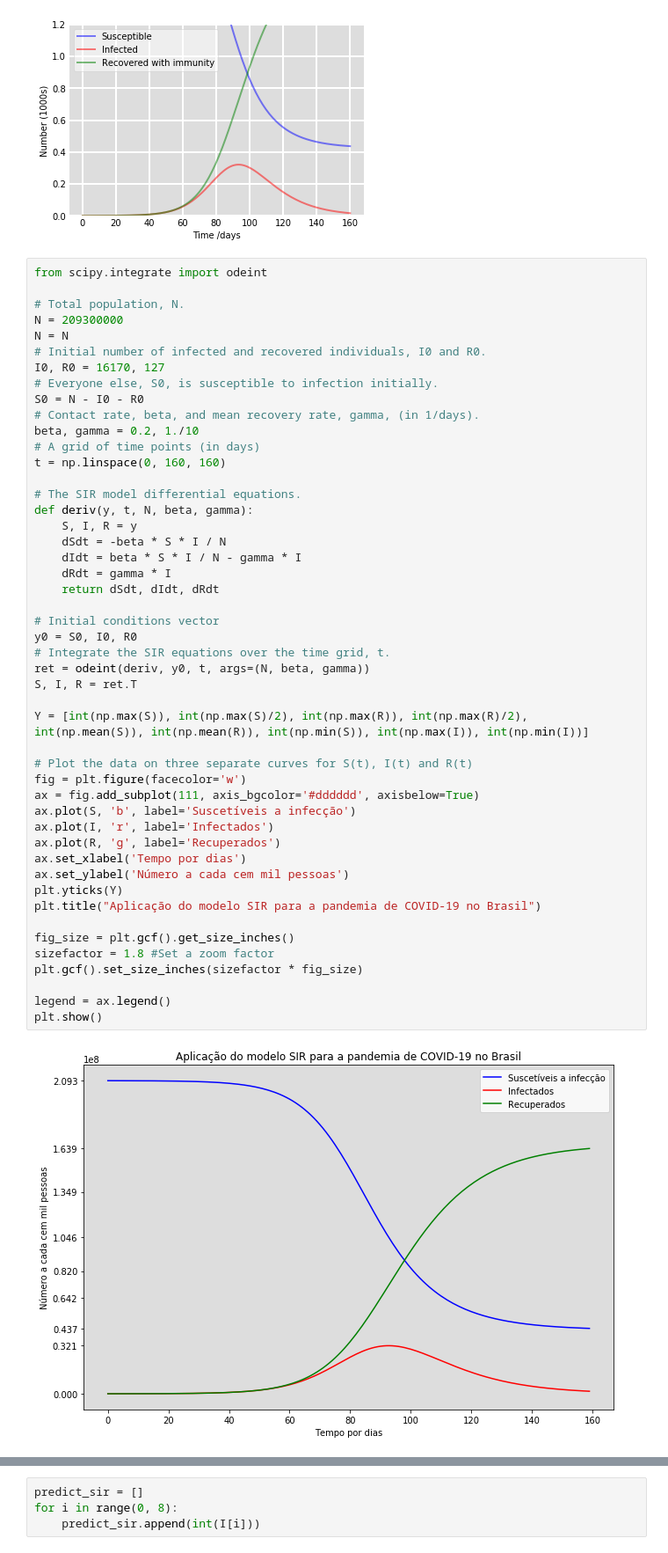
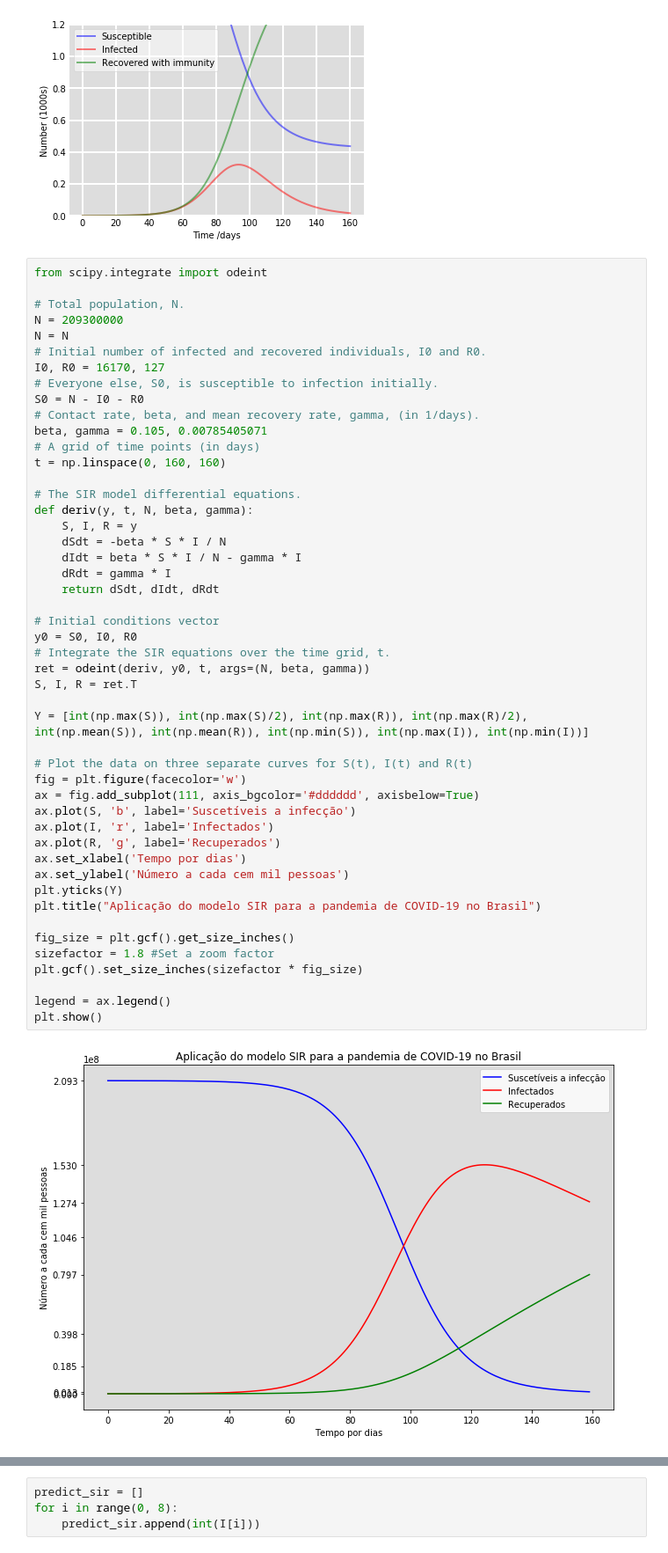
Before and after one commit to CaiqueCoelho/predict-covid19-brazil, a Jupyter notebook: part-3/Analysis Speed Spread COVID-19.ipynb, the cells around one changed output, grey strips where cells are left out. Shown at 88% size. Saved outputs shown, nothing was run; the diff lists cells and outputs as text.

```diff
--- a/part-3/Analysis Speed Spread COVID-19.ipynb
+++ b/part-3/Analysis Speed Spread COVID-19.ipynb
@@ -1454,7 +1454,7 @@ I0, R0 = 16170, 127
 # Everyone else, S0, is susceptible to infection initially.
 S0 = N - I0 - R0
 # Contact rate, beta, and mean recovery rate, gamma, (in 1/days).
-beta, gamma = 0.2, 1./10
+beta, gamma = 0.105, 0.00785405071
 # A grid of time points (in days)
 t = np.linspace(0, 160, 160)
 
@@ -1465,31 +1465,31 @@ def deriv(y, t, N, beta, gamma):
     dIdt = beta * S * I / N - gamma * I
     dRdt = gamma * I
     return dSdt, dIdt, dRdt
 
 # Initial conditions vector
 y0 = S0, I0, R0
 # Integrate the SIR equations over the time grid, t.
 ret = odeint(deriv, y0, t, args=(N, beta, gamma))
 S, I, R = ret.T
 
 Y = [int(np.max(S)), int(np.max(S)/2), int(np.max(R)), int(np.max(R)/2), int(np.mean(S)), int(np.mean(R)), int(np.min(S)), int(np.max(I)), int(np.min(I))]
 
 # Plot the data on three separate curves for S(t), I(t) and R(t)
 fig = plt.figure(facecolor='w')
 ax = fig.add_subplot(111, axis_bgcolor='#dddddd', axisbelow=True)
 ax.plot(S, 'b', label='Suscetíveis a infecção')
 ax.plot(I, 'r', label='Infectados')
 ax.plot(R, 'g', label='Recuperados')
 ax.set_xlabel('Tempo por dias')
 ax.set_ylabel('Número a cada cem mil pessoas')
 plt.yticks(Y)
 plt.title("Aplicação do modelo SIR para a pandemia de COVID-19 no Brasil")
 
 fig_size = plt.gcf().get_size_inches()
 sizefactor = 1.8 #Set a zoom factor
 plt.gcf().set_size_inches(sizefactor * fig_size)
 
 legend = ax.legend()
 plt.show()
 # %% [output]
-[figure, old version]
+[figure, new version]
```
Also changed, not shown: parts of 1 cell of this notebook, 1 other file.
